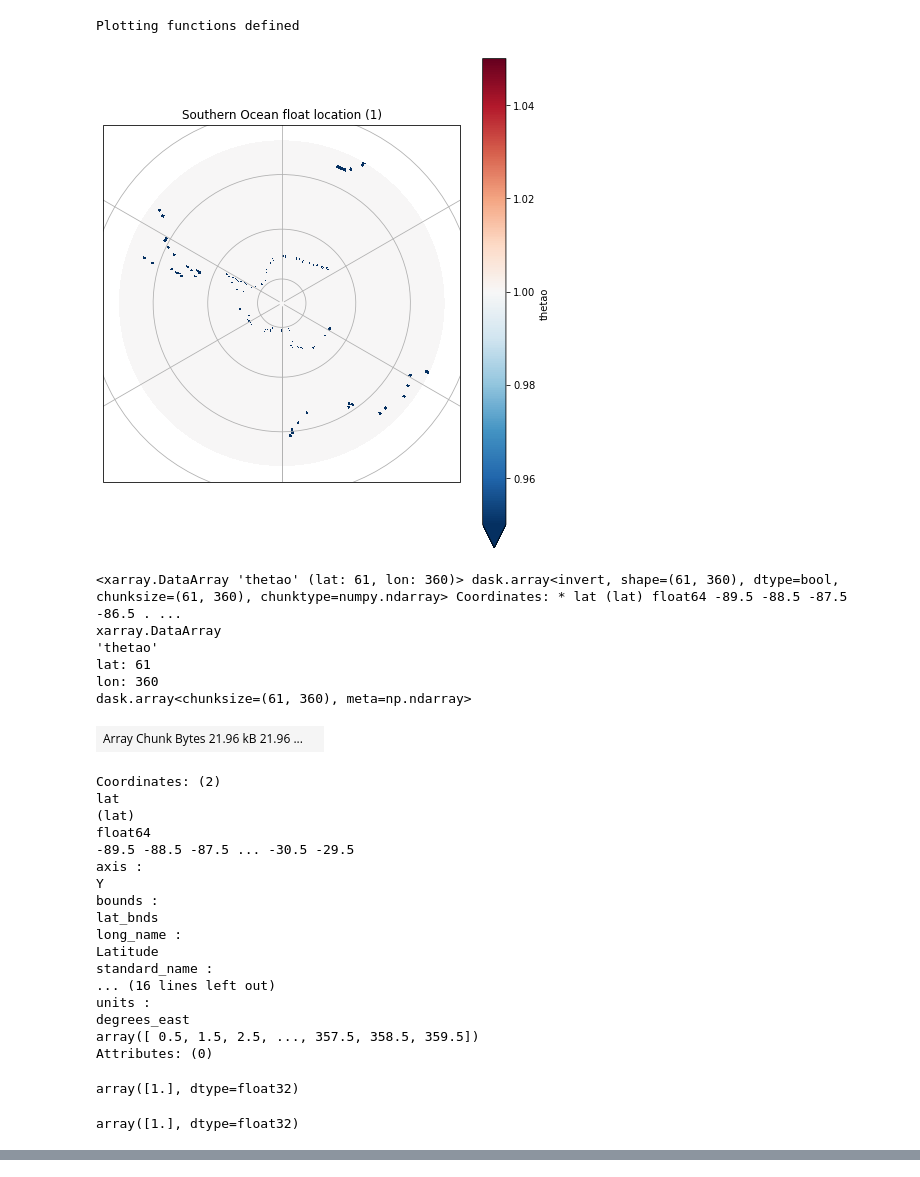
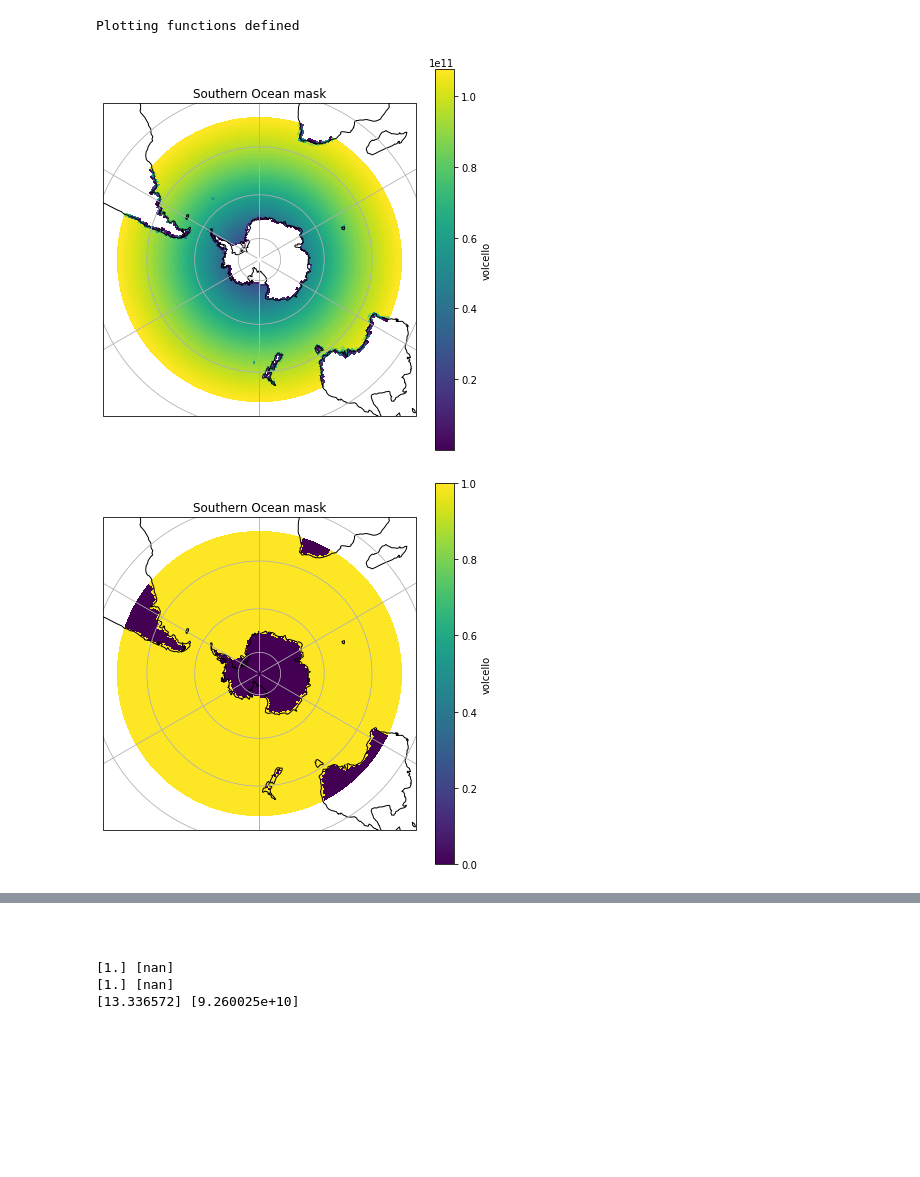
Before and after one commit to el1247/BAS_AI4ER_SAM, a Jupyter notebook: notebooks/exploratory/1.0_el_TempProfile.ipynb, the cells around one changed output, grey strips where cells are left out. Drawn from its saved outputs; the diff is of its cells as text; code cells hidden in the pictures; blank space fills up the shorter version.

Commit message:
Data organisation and pd to xr conversion

```diff
--- a/notebooks/exploratory/1.0_el_TempProfile.ipynb
+++ b/notebooks/exploratory/1.0_el_TempProfile.ipynb
@@ -140,6 +139,10 @@ Data sets successfully merged
 dataFiltLat = fileSet.thetao.sel(lat=latSel) #Selection of latitude
 #dataFiltLatLev = fileSet.thetao.sel(lev=levSel) #Selection of depth
 dataFiltFull = dataFiltLat.reset_coords(drop=True) #Removes lev if single value
+
+dataAreaFilt = dsArea.volcello.sel(lat=latSel)
+dataAreaFilt = dataAreaFilt.reset_coords(drop=True)
+
 print("Finished data selection")
 #dataFiltFull #Uncomment to see filtered data set
 # %% [output]
@@ -194,0 +184,17 @@ Calculation functions defined
+# %%
+def maskCalc(plotNo):
+    temp = dataAreaFilt.copy()
+    LocData = temp.sel(lev=5.0)
+    LocData = LocData.mean('time')
+    LocData = LocData.reset_coords(drop=True)
+
+    LocDataBool = LocData.notnull()
+    mask = LocData.copy()
+    mask.values = LocData * LocDataBool.values #loc data needs all Nan converted to 1
+
+    maskPlot(LocData, plotNo)
+    maskPlot(LocDataBool, plotNo+1)
+    maskPlot(mask, plotNo+2)
+    return mask
+
+print("Calculation functions defined")
@@ -211,44 +219,8 @@ def floatLocationPlot(dataSet, runID, plotNo):
 print("Plotting functions defined")
 # %% [output]
 Plotting functions defined
-# %%
-x = floatLocation(1,0)
-# %% [output]
-[figure, removed]
-# %%
-x
-# %% [output]
-<xarray.DataArray 'thetao' (lat: 61, lon: 360)> dask.array<invert, shape=(61, 360), dtype=bool, chunksize=(61, 360), chunktype=numpy.ndarray> Coordinates: * lat (lat) float64 -89.5 -88.5 -87.5 -86.5 . ...
-xarray.DataArray
-'thetao'
-lat: 61
-lon: 360
-dask.array<chunksize=(61, 360), meta=np.ndarray>
-| Array Chunk Bytes 21.96 kB 21.96 ... |  |
-Coordinates: (2)
-lat
-(lat)
-float64
--89.5 -88.5 -87.5 ... -30.5 -29.5
-axis :
-Y
-bounds :
-lat_bnds
-long_name :
-Latitude
-standard_name :
-... (16 lines left out)
-units :
-degrees_east
-array([ 0.5, 1.5, 2.5, ..., 357.5, 358.5, 359.5])
-Attributes: (0)
-# %%
-y = dataFiltFull.sel(lat=-32.5, lon=(360-60.5), time='2000-01', RunID=1, lev=5.0)
-y.values
-# %% [output]
-array([1.], dtype=float32)
-# %%
-x = dataFiltFull.sel(lat=-32.5, lon=22.5, time='2000-01', RunID=1, lev=5.0)
-x.values
-# %% [output]
-array([1.], dtype=float32)
+# %%
+oceanMask= maskCalc(1)
+# %% [output]
+[figure, added]
+[figure, added]
@@ -254,0 +228,12 @@ array([1.], dtype=float32)
+# %% [markdown]
+<br>
+# %%
+testLoc = [[-32.5,(360-60.5)],[-32.5,22.5],[-41.5,5.5]]
+for i in range(len(testLoc)):
+    temp = dataFiltFull.sel(lat=testLoc[i][0], lon=testLoc[i][1], time='2000-01', RunID=1, lev=5.0)
+    temp2 = dataAreaFilt.sel(lat=testLoc[i][0], lon=testLoc[i][1], time='2000-01', lev=5.0)
+    print(temp.values,temp2.values)
+# %% [output]
+[1.] [nan]
+[1.] [nan]
+[13.336572] [9.260025e+10]
```
Also changed, not shown: parts of 7 cells of this notebook.
